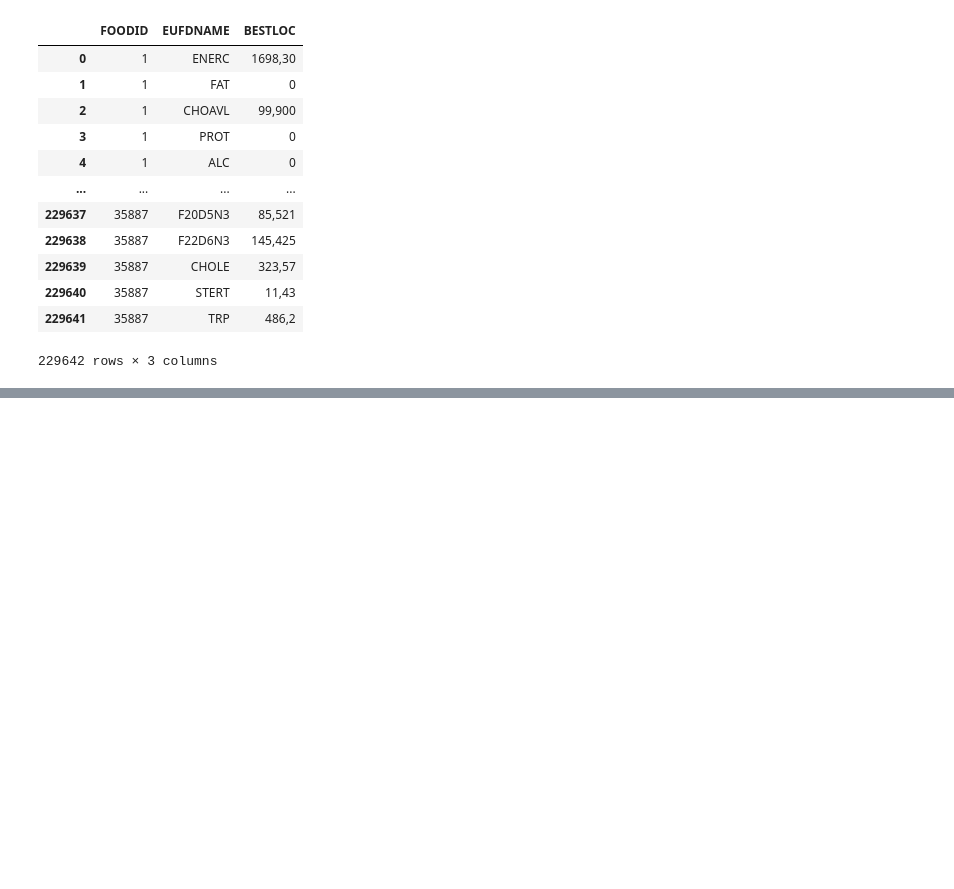
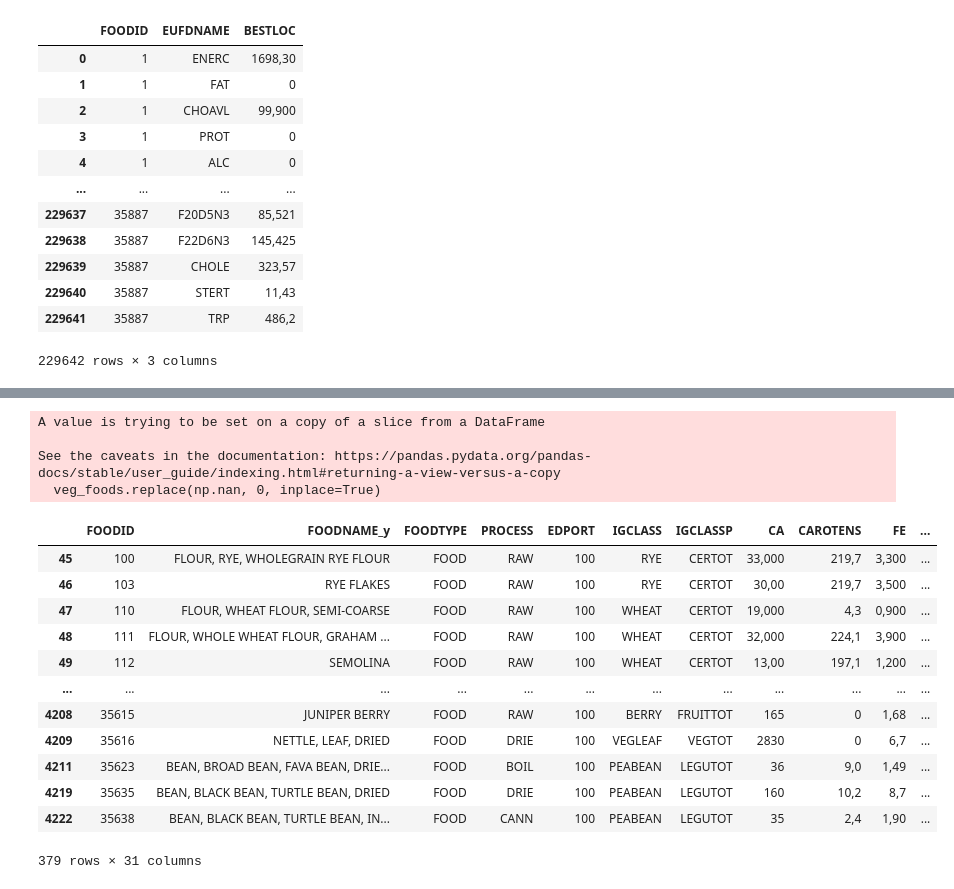
Before and after one commit to rho-group/vegetable-tracker, a Jupyter notebook: nutritions_clean.ipynb, the cells around one changed output, grey strips where cells are left out. Drawn from its saved outputs; the diff is of its cells as text; code cells hidden in the pictures; blank space fills up the shorter version.

Commit message:
Correct code to have corrent final csv data

```diff
--- a/nutritions_clean.ipynb
+++ b/nutritions_clean.ipynb
@@ -81,0 +167,34 @@ df_pivot.loc[df_pivot]
+# %%
+veg_foods.replace(np.nan, 0, inplace=True)
+# %% [output]
+A value is trying to be set on a copy of a slice from a DataFrame
+
+See the caveats in the documentation: https://pandas.pydata.org/pandas-docs/stable/user_guide/indexing.html#returning-a-view-versus-a-copy
+  veg_foods.replace(np.nan, 0, inplace=True)
+# %%
+
+veg_foods = veg_foods[veg_foods.PROCESS != "IND"]
+# %%
+veg_foods = veg_foods[veg_foods.IGCLASS != "FBDRINK"]
+veg_foods = veg_foods[veg_foods.IGCLASS != "JUICE"]
+veg_foods = veg_foods[veg_foods.IGCLASS != "VEGJUICE"]
+veg_foods = veg_foods[veg_foods.IGCLASS != "OATLIQ"]
+veg_foods = veg_foods[veg_foods.IGCLASS != "CEROTLIQ"]
+veg_foods = veg_foods[veg_foods.IGCLASS != "LEGULIQ"]
+veg_foods = veg_foods[veg_foods.PROCESS != "X"]
+# %%
+veg_foods
+# %% [output]
+|  | FOODID | FOODNAME_y | FOODTYPE | PROCESS | EDPORT | IGCLASS | IGCLASSP | CA | CAROTENS | FE | ... |
+| 45 | 100 | FLOUR, RYE, WHOLEGRAIN RYE FLOUR | FOOD | RAW | 100 | RYE | CERTOT | 33,000 | 219,7 | 3,300 | ... |
+| 46 | 103 | RYE FLAKES | FOOD | RAW | 100 | RYE | CERTOT | 30,00 | 219,7 | 3,500 | ... |
+| 47 | 110 | FLOUR, WHEAT FLOUR, SEMI-COARSE | FOOD | RAW | 100 | WHEAT | CERTOT | 19,000 | 4,3 | 0,900 | ... |
+| 48 | 111 | FLOUR, WHOLE WHEAT FLOUR, GRAHAM ... | FOOD | RAW | 100 | WHEAT | CERTOT | 32,000 | 224,1 | 3,900 | ... |
+| 49 | 112 | SEMOLINA | FOOD | RAW | 100 | WHEAT | CERTOT | 13,00 | 197,1 | 1,200 | ... |
+| ... | ... | ... | ... | ... | ... | ... | ... | ... | ... | ... | ... |
+| 4208 | 35615 | JUNIPER BERRY | FOOD | RAW | 100 | BERRY | FRUITTOT | 165 | 0 | 1,68 | ... |
+| 4209 | 35616 | NETTLE, LEAF, DRIED | FOOD | DRIE | 100 | VEGLEAF | VEGTOT | 2830 | 0 | 6,7 | ... |
+| 4211 | 35623 | BEAN, BROAD BEAN, FAVA BEAN, DRIE... | FOOD | BOIL | 100 | PEABEAN | LEGUTOT | 36 | 9,0 | 1,49 | ... |
+| 4219 | 35635 | BEAN, BLACK BEAN, TURTLE BEAN, DRIED | FOOD | DRIE | 100 | PEABEAN | LEGUTOT | 160 | 10,2 | 8,7 | ... |
+| 4222 | 35638 | BEAN, BLACK BEAN, TURTLE BEAN, IN... | FOOD | CANN | 100 | PEABEAN | LEGUTOT | 35 | 2,4 | 1,90 | ... |
+379 rows × 31 columns
```
Also changed, not shown: parts of 15 cells of this notebook, 1 other file.
